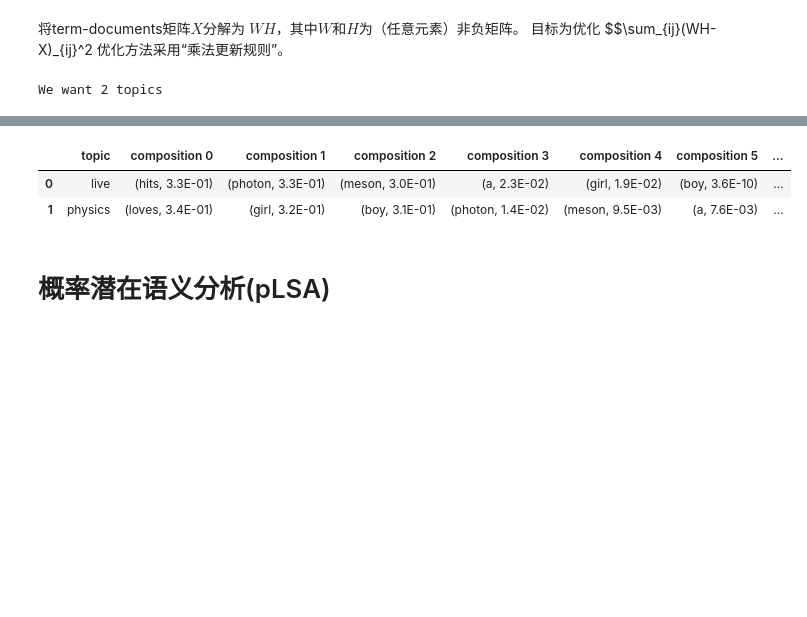
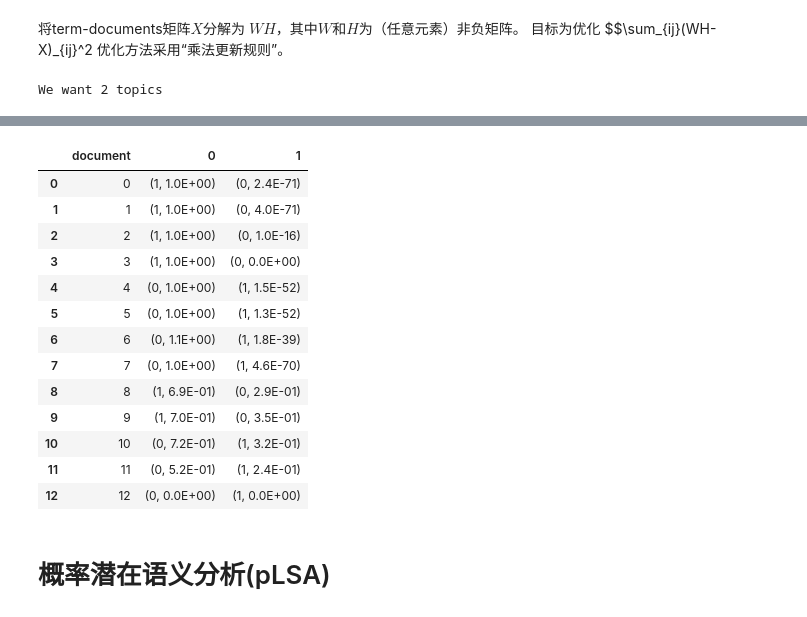
Before and after one commit to lhprojects/blog, a Jupyter notebook: JupyterNotebooks/LSA.ipynb, the cells around one changed output, grey strips where cells are left out. Saved outputs shown, nothing was run; the diff lists cells and outputs as text; code cells hidden in the pictures; blank space fills up the shorter version.

```diff
--- a/JupyterNotebooks/LSA.ipynb
+++ b/JupyterNotebooks/LSA.ipynb
@@ -809,6 +789,7 @@ print("We want %d topics"%ntopics)
 lsa = NMF_LSA()
 lsa.set_documents(documents)
 lsa.topic_decompose(ntopics=2, term_weight="TF")
-lsa.print_mat(topic_names=["live","physics"])
+display(lsa.get_topic_compositions())
+display(lsa.get_doc_compositions())
 # %% [output]
 We want 2 topics
@@ -829,6 +799,17 @@ We want 2 topics
-|  | topic | composition 0 | composition 1 | composition 2 | composition 3 | composition 4 | composition 5 | ... |
-| 0 | live | (hits, 3.3E-01) | (photon, 3.3E-01) | (meson, 3.0E-01) | (a, 2.3E-02) | (girl, 1.9E-02) | (boy, 3.6E-10) | ... |
-| 1 | physics | (loves, 3.4E-01) | (girl, 3.2E-01) | (boy, 3.1E-01) | (photon, 1.4E-02) | (meson, 9.5E-03) | (a, 7.6E-03) | ... |
+|  | document | 0 | 1 |
+| 0 | 0 | (1, 1.0E+00) | (0, 2.4E-71) |
+| 1 | 1 | (1, 1.0E+00) | (0, 4.0E-71) |
+| 2 | 2 | (1, 1.0E+00) | (0, 1.0E-16) |
+| 3 | 3 | (1, 1.0E+00) | (0, 0.0E+00) |
+| 4 | 4 | (0, 1.0E+00) | (1, 1.5E-52) |
+| 5 | 5 | (0, 1.0E+00) | (1, 1.3E-52) |
+| 6 | 6 | (0, 1.1E+00) | (1, 1.8E-39) |
+| 7 | 7 | (0, 1.0E+00) | (1, 4.6E-70) |
+| 8 | 8 | (1, 6.9E-01) | (0, 2.9E-01) |
+| 9 | 9 | (1, 7.0E-01) | (0, 3.5E-01) |
+| 10 | 10 | (0, 7.2E-01) | (1, 3.2E-01) |
+| 11 | 11 | (0, 5.2E-01) | (1, 2.4E-01) |
+| 12 | 12 | (0, 0.0E+00) | (1, 0.0E+00) |
 # %% [markdown]
 # 概率潜在语义分析(pLSA)
 # %% [markdown]
```
Also changed, not shown: parts of 25 cells of this notebook.
